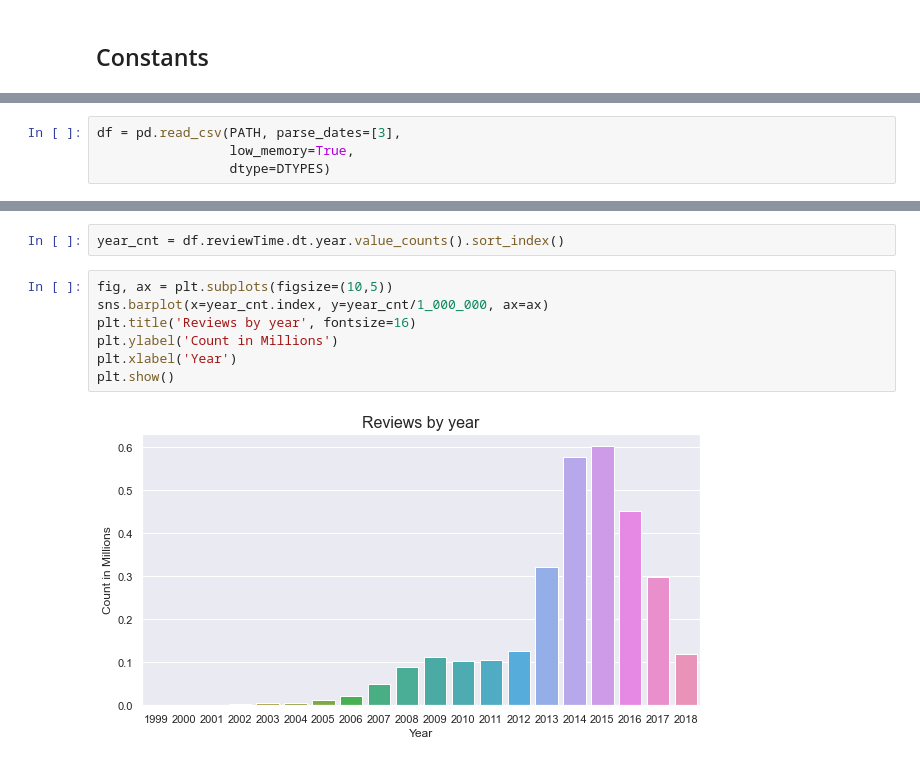
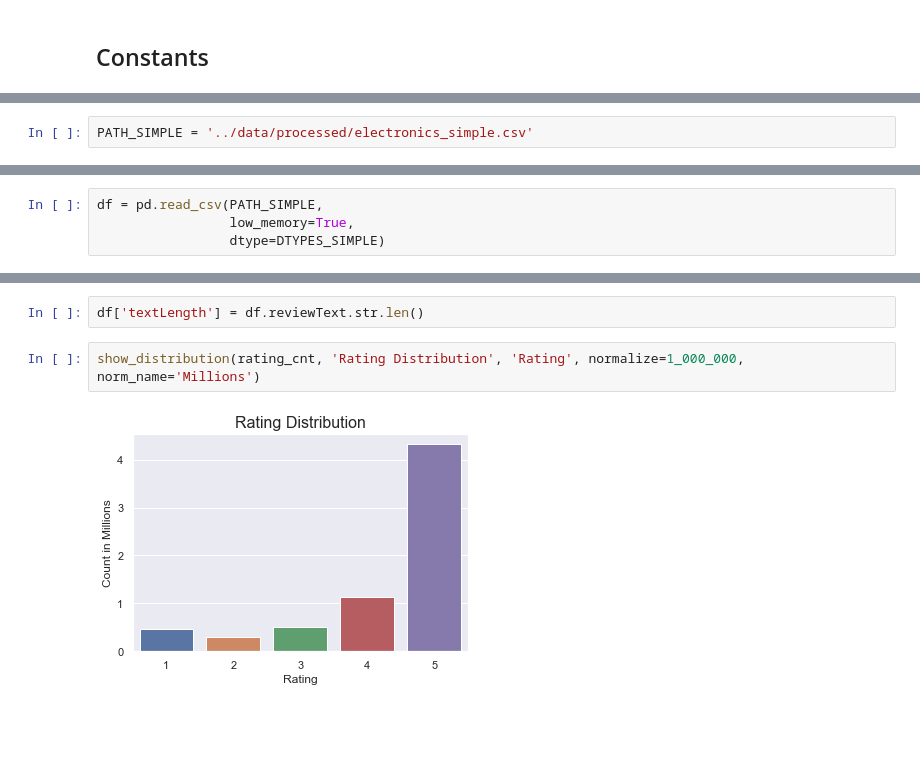
Before and after one commit to MagdaW19/Sentiment_Analysis, a Jupyter notebook: notebooks_EDA/EDA.ipynb, the cells around one changed output, grey strips where cells are left out. Drawn from its saved outputs; the diff is of its cells as text; blank space fills up the shorter version.

```diff
--- a/notebooks_EDA/EDA.ipynb
+++ b/notebooks_EDA/EDA.ipynb
@@ -22,0 +17,2 @@ DTYPES = {
+# %%
+PATH_SIMPLE = '../data/processed/electronics_simple.csv'
@@ -23,7 +21,7 @@ DTYPES = {
 # %%
-df = pd.read_csv(PATH, parse_dates=[3],
+df = pd.read_csv(PATH_SIMPLE,
                  low_memory=True,
-                 dtype=DTYPES)
+                 dtype=DTYPES_SIMPLE)
 # %%
 df.info()
 # %% [output]
@@ -64,11 +57,6 @@ plt.show()
-# %%
-year_cnt = df.reviewTime.dt.year.value_counts().sort_index()
-# %%
-fig, ax = plt.subplots(figsize=(10,5))
-sns.barplot(x=year_cnt.index, y=year_cnt/1_000_000, ax=ax)
-plt.title('Reviews by year', fontsize=16)
-plt.ylabel('Count in Millions')
-plt.xlabel('Year')
-plt.show()
-# %% [output]
-[figure, removed]
+# %%
+df['textLength'] = df.reviewText.str.len()
+# %%
+show_distribution(rating_cnt, 'Rating Distribution', 'Rating', normalize=1_000_000, norm_name='Millions')
+# %% [output]
+[figure, added]
```
Also changed, not shown: parts of 12 cells of this notebook.
